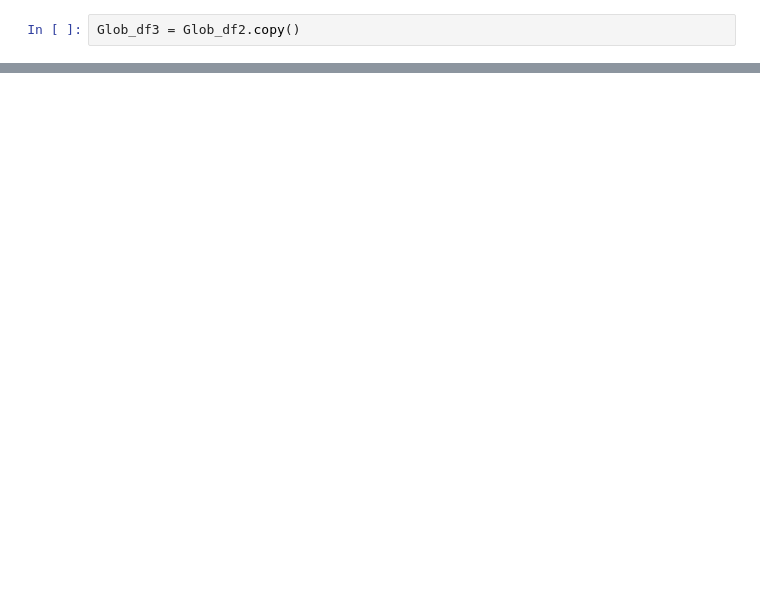
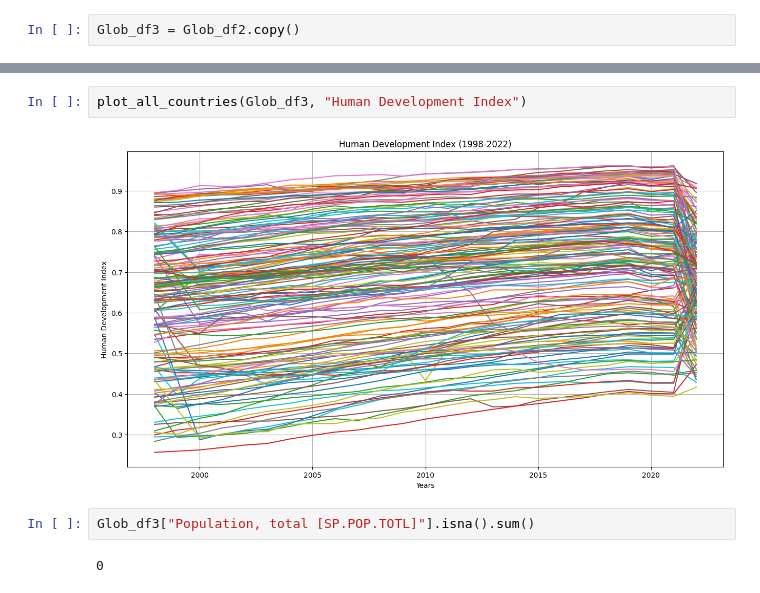
Before and after one commit to LosaLosSantos/Project_ER, a Jupyter notebook: Clean and Exploration.ipynb, the cells around one changed output, grey strips where cells are left out. Saved outputs shown, nothing was run; the diff lists cells and outputs as text; blank space fills up the shorter version.

```diff
--- a/Clean and Exploration.ipynb
+++ b/Clean and Exploration.ipynb
@@ -137,0 +584,8 @@ Glob_df3.index
+# %%
+plot_all_countries(Glob_df3, "Human Development Index")
+# %% [output]
+[figure, added]
+# %%
+Glob_df3["Population, total [SP.POP.TOTL]"].isna().sum()
+# %% [output]
+0
```
Also changed, not shown: parts of 40 cells of this notebook, 1 other file.
